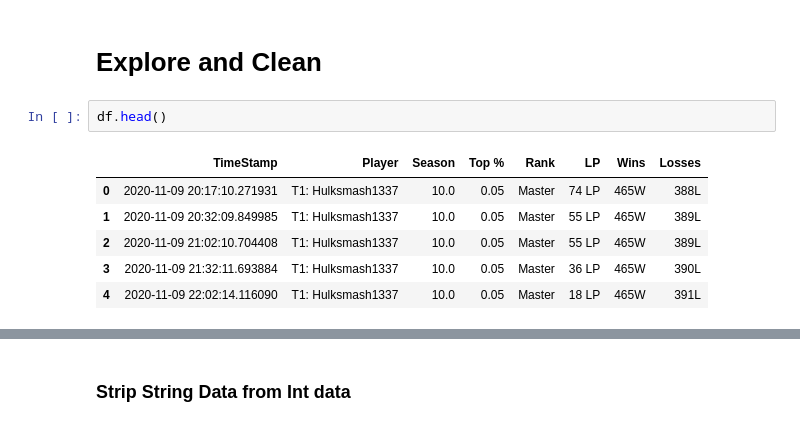
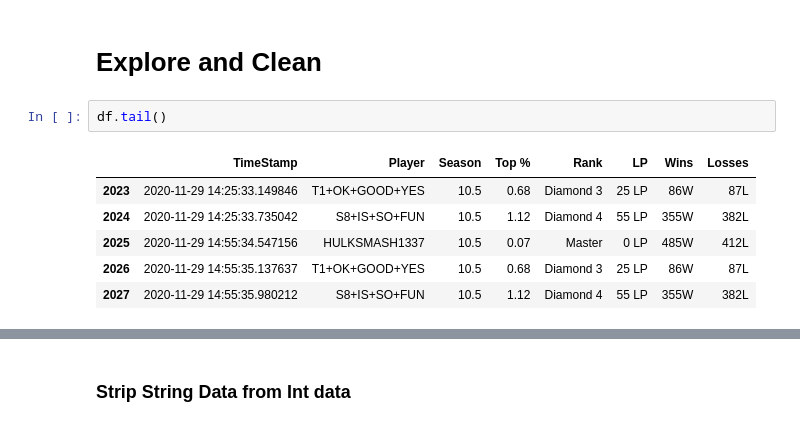
Before and after one commit to Nathanlloyd7/LeagueDataTracker, a Jupyter notebook: LeagueAnalyse.ipynb, the cells around one changed output, grey strips where cells are left out. Cells and saved outputs as stored; diff of their text form.

```diff
--- a/LeagueAnalyse.ipynb
+++ b/LeagueAnalyse.ipynb
@@ -14,14 +14,14 @@ df = pd.read_csv('tylersdata.csv', names=features)
 # %% [markdown]
 # Explore and Clean
 # %%
-df.head()
+df.tail()
 # %% [output]
 |  | TimeStamp | Player | Season | Top % | Rank | LP | Wins | Losses |
-| 0 | 2020-11-09 20:17:10.271931 | T1: Hulksmash1337 | 10.0 | 0.05 | Master | 74 LP | 465W | 388L |
-| 1 | 2020-11-09 20:32:09.849985 | T1: Hulksmash1337 | 10.0 | 0.05 | Master | 55 LP | 465W | 389L |
-| 2 | 2020-11-09 21:02:10.704408 | T1: Hulksmash1337 | 10.0 | 0.05 | Master | 55 LP | 465W | 389L |
-| 3 | 2020-11-09 21:32:11.693884 | T1: Hulksmash1337 | 10.0 | 0.05 | Master | 36 LP | 465W | 390L |
-| 4 | 2020-11-09 22:02:14.116090 | T1: Hulksmash1337 | 10.0 | 0.05 | Master | 18 LP | 465W | 391L |
+| 2023 | 2020-11-29 14:25:33.149846 | T1+OK+GOOD+YES | 10.5 | 0.68 | Diamond 3 | 25 LP | 86W | 87L |
+| 2024 | 2020-11-29 14:25:33.735042 | S8+IS+SO+FUN | 10.5 | 1.12 | Diamond 4 | 55 LP | 355W | 382L |
+| 2025 | 2020-11-29 14:55:34.547156 | HULKSMASH1337 | 10.5 | 0.07 | Master | 0 LP | 485W | 412L |
+| 2026 | 2020-11-29 14:55:35.137637 | T1+OK+GOOD+YES | 10.5 | 0.68 | Diamond 3 | 25 LP | 86W | 87L |
+| 2027 | 2020-11-29 14:55:35.980212 | S8+IS+SO+FUN | 10.5 | 1.12 | Diamond 4 | 55 LP | 355W | 382L |
 # %%
 df.shape
 # %% [output]
```
Also changed, not shown: parts of 16 cells of this notebook, 2 other files.
